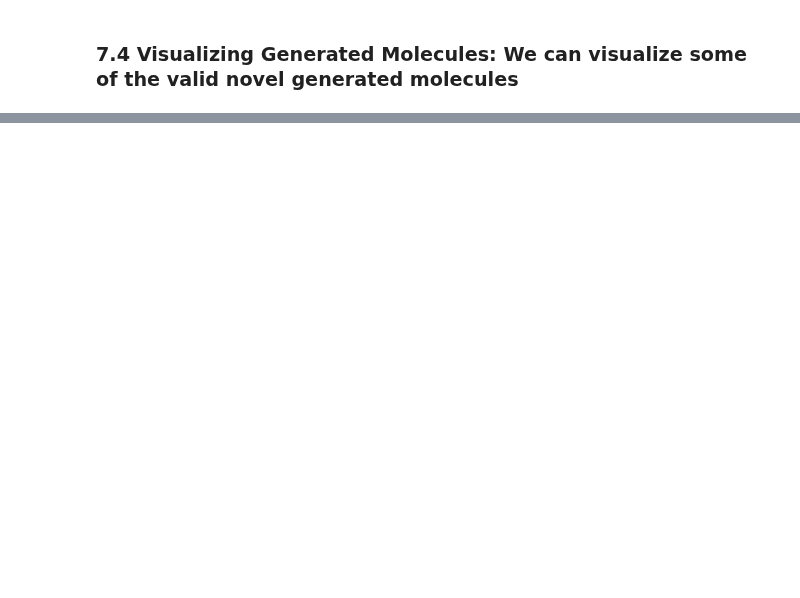
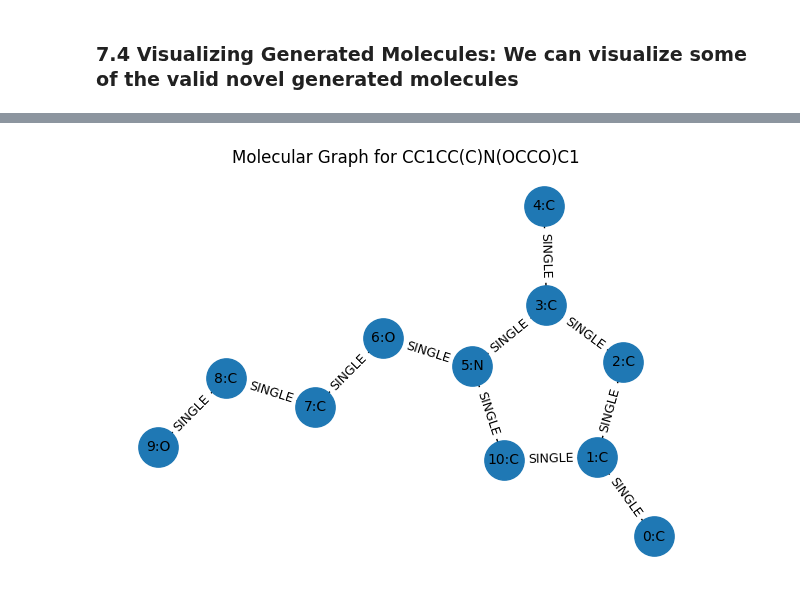
Before and after one commit to elisammz/recom_sys_qm9, a Jupyter notebook: recom_sys_example.ipynb, the cells around one changed output, grey strips where cells are left out. Drawn from its saved outputs; the diff is of its cells as text; code cells hidden in the pictures; blank space fills up the shorter version.

```diff
--- a/recom_sys_example.ipynb
+++ b/recom_sys_example.ipynb
@@ -1108,0 +1221,52 @@ Visualization of generated molecules successful. Image saved as: generated_molec
+# %%
+# Draw the molecule "CC(O)COC(N)=O" as a molecular graph (atoms as nodes, bonds as edges)
+
+from rdkit import Chem
+from rdkit.Chem import AllChem
+import networkx as nx
+import matplotlib.pyplot as plt
+
+#smiles = "CC(O)COC(N)=O"
+#smiles = "CCCCOC(O)OOC"
+smiles = "CC1CC(C)N(OCCO)C1"
+mol = Chem.MolFromSmiles(smiles)
+if mol is None:
+    raise ValueError("Invalid SMILES string.")
+
+# Compute 2D coordinates for a nicer layout
+AllChem.Compute2DCoords(mol)
+
+# Build a NetworkX graph from the RDKit molecule
+G = nx.Graph()
+
+# Add nodes with atom labels
+for atom in mol.GetAtoms():
+    idx = atom.GetIdx()
+    symbol = atom.GetSymbol()
+    G.add_node(idx, label=f"{idx}:{symbol}")
+
+# Add edges with bond type labels
+for bond in mol.GetBonds():
+    i = bond.GetBeginAtomIdx()
+    j = bond.GetEndAtomIdx()
+    btype = str(bond.GetBondType())  # e.g., SINGLE, DOUBLE, AROMATIC
+    G.add_edge(i, j, label=btype)
+
+# Use RDKit 2D coordinates for node positions
+conf = mol.GetConformer()
+pos = {i: (conf.GetAtomPosition(i).x, conf.GetAtomPosition(i).y) for i in range(mol.GetNumAtoms())}
+
+# Prepare labels
+node_labels = {i: G.nodes[i]["label"] for i in G.nodes()}
+edge_labels = {(u, v): G.edges[u, v]["label"] for u, v in G.edges()}
+
+# Draw the graph
+plt.figure(figsize=(6, 4))
+nx.draw(G, pos, with_labels=False, node_size=800, font_size=10)
+nx.draw_networkx_labels(G, pos, labels=node_labels, font_size=10)
+nx.draw_networkx_edge_labels(G, pos, edge_labels=edge_labels, font_size=9)
+plt.title(f"Molecular Graph for {smiles}")
+plt.axis("off")
+plt.show()
+# %% [output]
+[figure, added]
```
Also changed, not shown: parts of 27 cells of this notebook, 4 other files.
